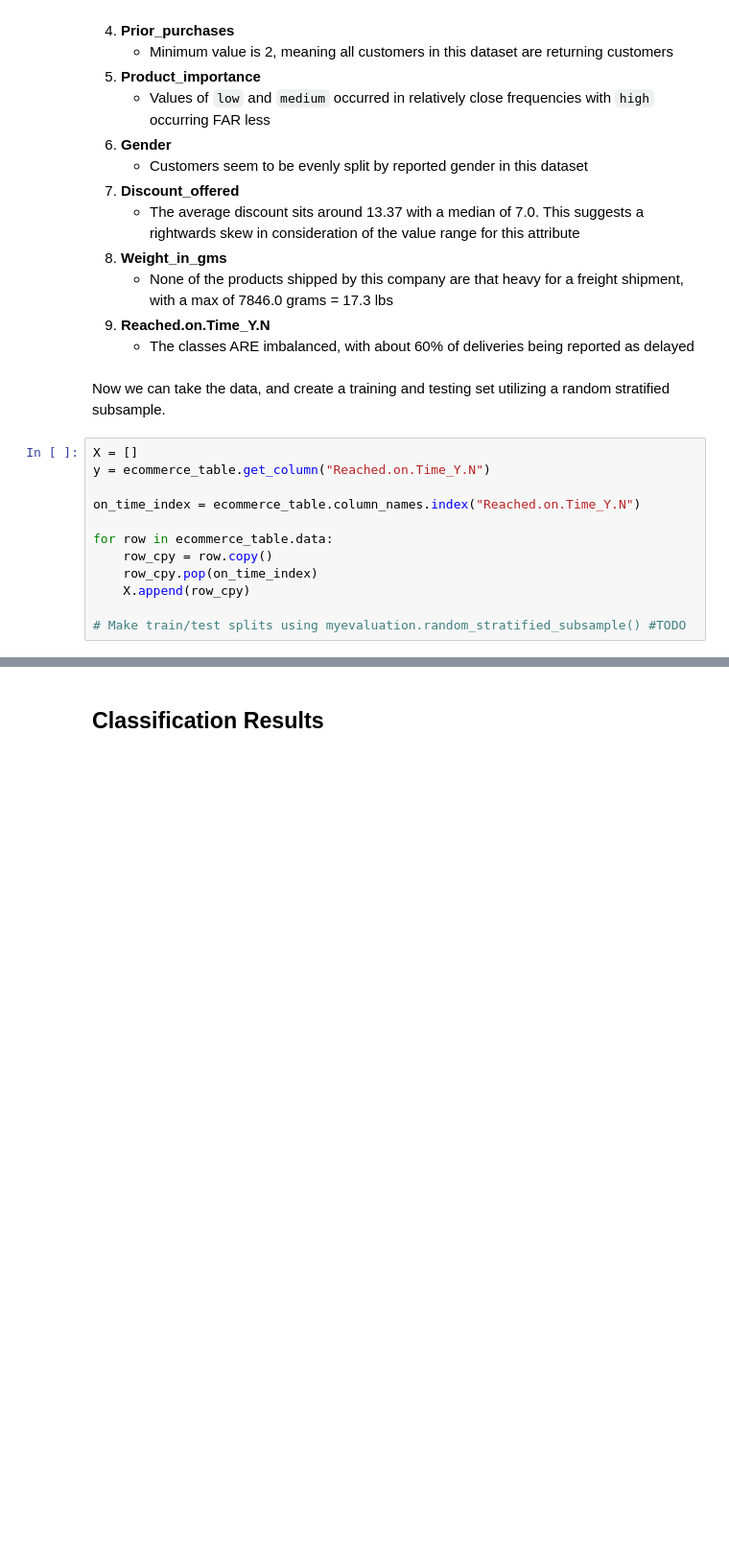
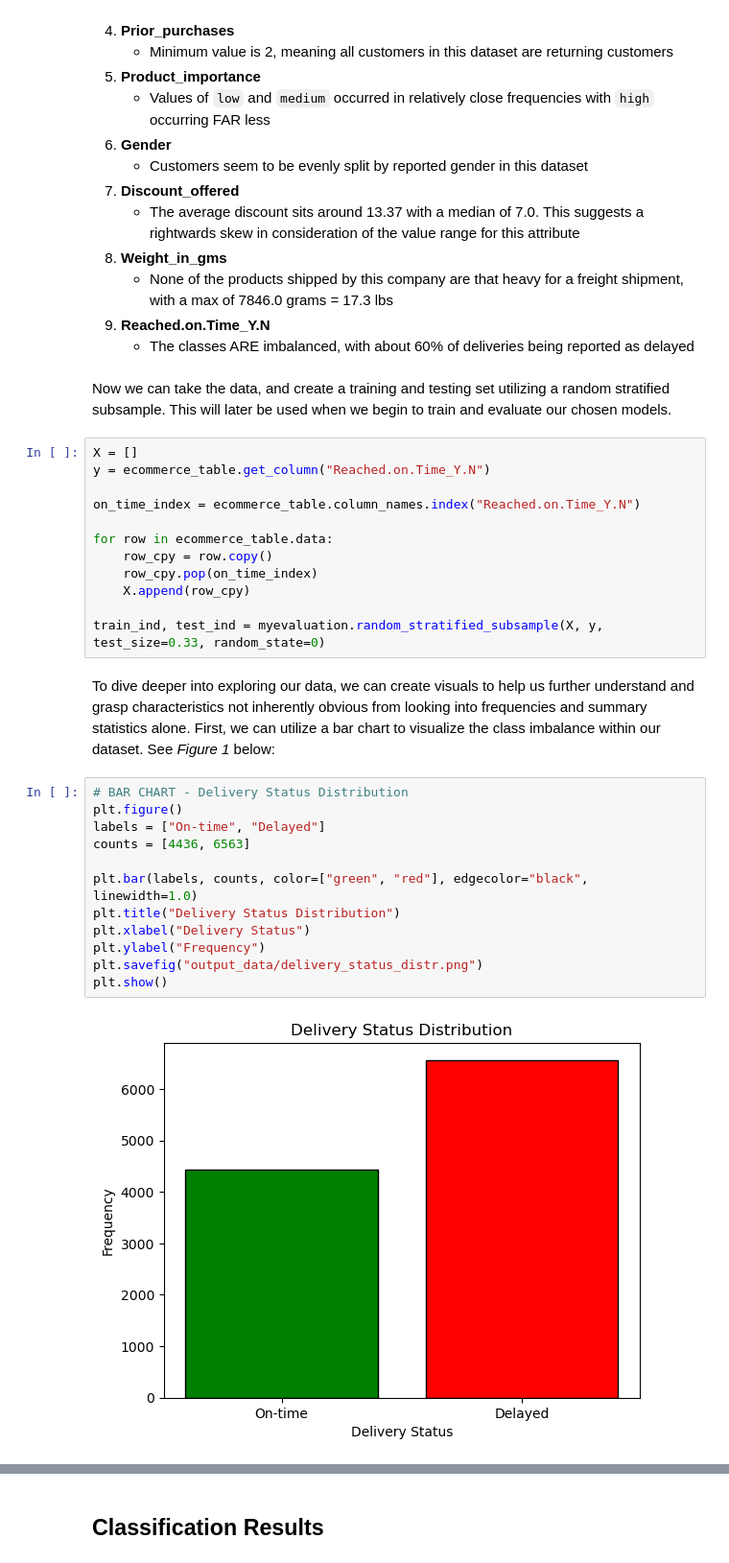
Before and after one commit to LogClev/cpsc322-ecommerce-shipping-project, a Jupyter notebook: technical_report.ipynb, the cells around one changed output, grey strips where cells are left out. Shown at 96% size. Cells and saved outputs as stored; diff of their text form; blank space fills up the shorter version.

Commit message:
Added bar chart and histogram

```diff
--- a/technical_report.ipynb
+++ b/technical_report.ipynb
@@ -199,7 +199,7 @@ After looking through the summary report of each attribute, here is **_what stoo
 9. **Reached.on.Time_Y.N**
     - The classes ARE imbalanced, with about 60% of deliveries being reported as delayed
 # %% [markdown]
-Now we can take the data, and create a training and testing set utilizing a random stratified subsample.
+Now we can take the data, and create a training and testing set utilizing a random stratified subsample. This will later be used when we begin to train and evaluate our chosen models.
 # %%
 X = []
 y = ecommerce_table.get_column("Reached.on.Time_Y.N")
@@ -211,4 +211,20 @@ for row in ecommerce_table.data:
     row_cpy.pop(on_time_index)
     X.append(row_cpy)
 
-# Make train/test splits using myevaluation.random_stratified_subsample() #TODO
+train_ind, test_ind = myevaluation.random_stratified_subsample(X, y, test_size=0.33, random_state=0)
+# %% [markdown]
+To dive deeper into exploring our data, we can create visuals to help us further understand and grasp characteristics not inherently obvious from looking into frequencies and summary statistics alone. First, we can utilize a bar chart to visualize the class imbalance within our dataset. See *Figure 1* below:
+# %%
+# BAR CHART - Delivery Status Distribution
+plt.figure()
+labels = ["On-time", "Delayed"]
+counts = [4436, 6563]
+
+plt.bar(labels, counts, color=["green", "red"], edgecolor="black", linewidth=1.0)
+plt.title("Delivery Status Distribution")
+plt.xlabel("Delivery Status")
+plt.ylabel("Frequency")
+plt.savefig("output_data/delivery_status_distr.png")
+plt.show()
+# %% [output]
+[figure, added]
```
Also changed, not shown: parts of 3 cells of this notebook, 2 other files.
